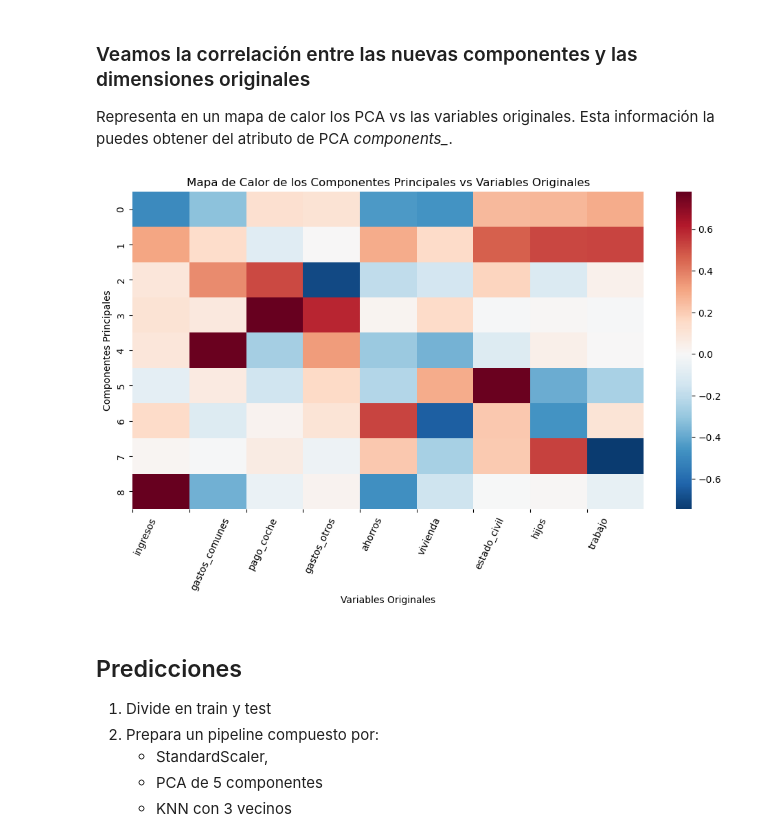
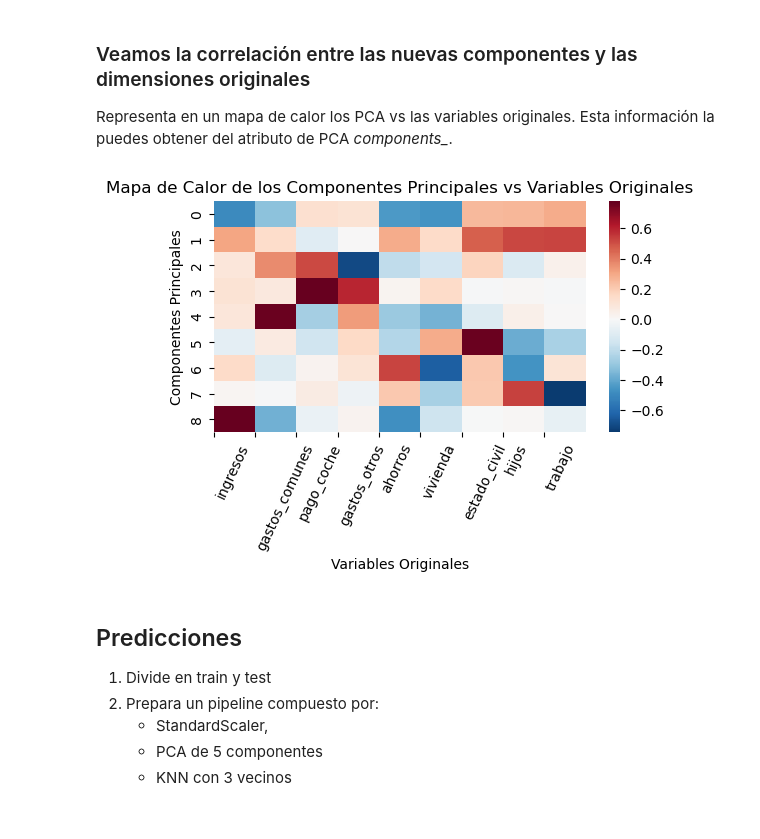
Before and after one commit to Martinaxa/Machine_Learning, a Jupyter notebook: 2-No_Supervisado/1-PCA/Practica/2_PCA Alquier Compra.ipynb, the cells around one changed output. Saved outputs shown, nothing was run; the diff lists cells and outputs as text; code cells hidden in the pictures.

```diff
--- a/2-No_Supervisado/1-PCA/Practica/2_PCA Alquier Compra.ipynb
+++ b/2-No_Supervisado/1-PCA/Practica/2_PCA Alquier Compra.ipynb
@@ -25,8 +25,8 @@ from sklearn.metrics import confusion_matrix
 2. Obtén la información básica: columnas, dimensiones, descripción de las variables, missings...
 # %%
 
-df = pd.read_csv(r'C:\Users\mareg\OneDrive\Documentos\TheBridge_Enero\Machine_Learning\2-No_Supervisado\1-PCA\Practica\data\comprar_alquilar.csv')
-df.head()
+data = pd.read_csv(r'C:\Users\mareg\OneDrive\Documentos\TheBridge_Enero\Machine_Learning\2-No_Supervisado\1-PCA\Practica\data\comprar_alquilar.csv')
+data.head()
 # %% [output]
 |  | ingresos | gastos_comunes | pago_coche | gastos_otros | ahorros | vivienda | estado_civil | hijos | trabajo | ... |
 | 0 | 6000 | 1000 | 0 | 600 | 50000 | 400000 | 0 | 2 | 2 | ... |
@@ -91,7 +108,7 @@ from sklearn.preprocessing import MinMaxScaler, StandardScaler
 
 #normalizamos
 scaler=StandardScaler()
-df = df.drop(['comprar'], axis=1)
+df = data.drop(['comprar'], axis=1)
 scaler.fit(df)
 X_scaled=scaler.transform(df)#escalar los datos y normalizar
 # %% [markdown]
@@ -140,17 +180,17 @@ Representa en un mapa de calor los PCA vs las variables originales. Esta informa
 # %%
 # Obtener los componentes principales del PCA
 components = pca.components_
 
 # Crear un mapa de calor de los componentes principales
-plt.figure(figsize=(12, 6))
+plt.figure(figsize=(6, 3))
 sns.heatmap(components, cmap='RdBu_r', center=0)
 plt.xticks(range(len(df.columns)),df.columns,rotation=65,ha='left')
 plt.xlabel('Variables Originales')
 plt.ylabel('Componentes Principales')
 plt.title('Mapa de Calor de los Componentes Principales vs Variables Originales')
 plt.show()
 # %% [output]
-[figure, old version]
+[figure, new version]
 # %% [markdown]
 ## Predicciones
 1. Divide en train y test
```
Also changed, not shown: parts of 20 cells of this notebook, 4 other files.
